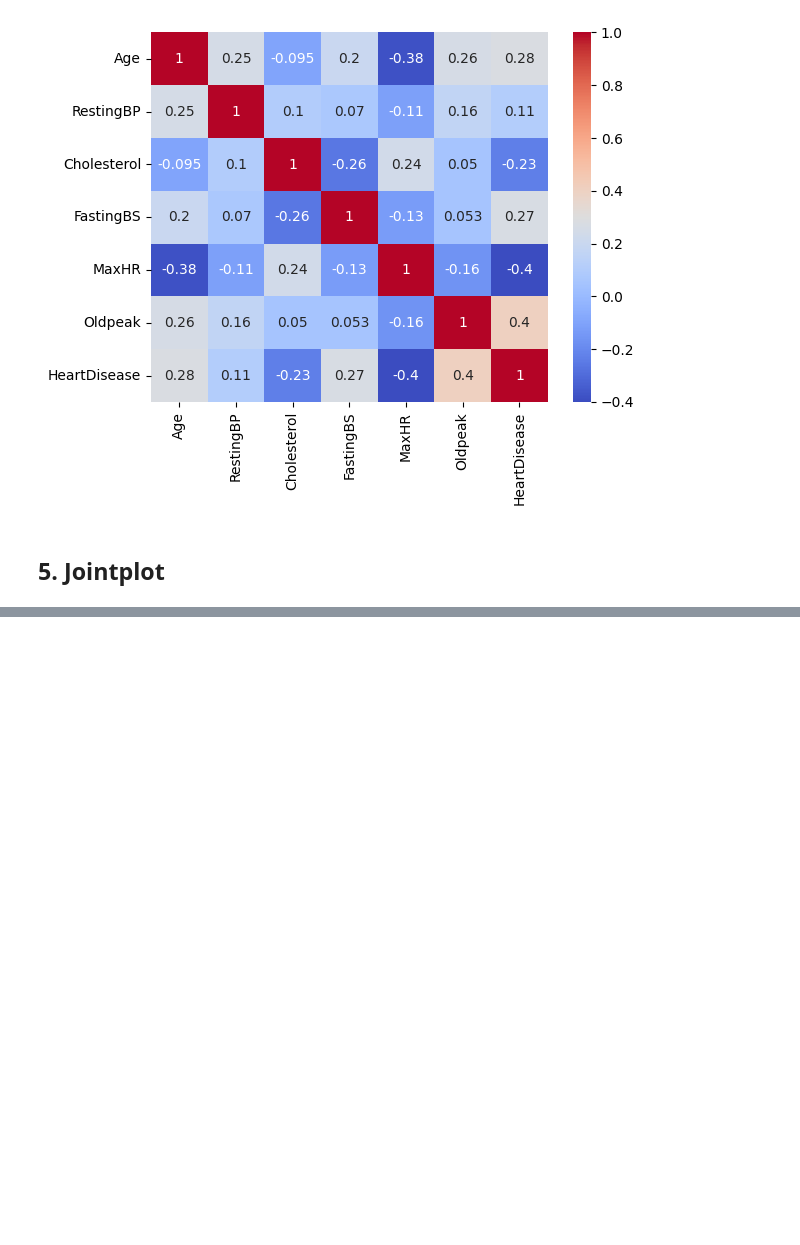
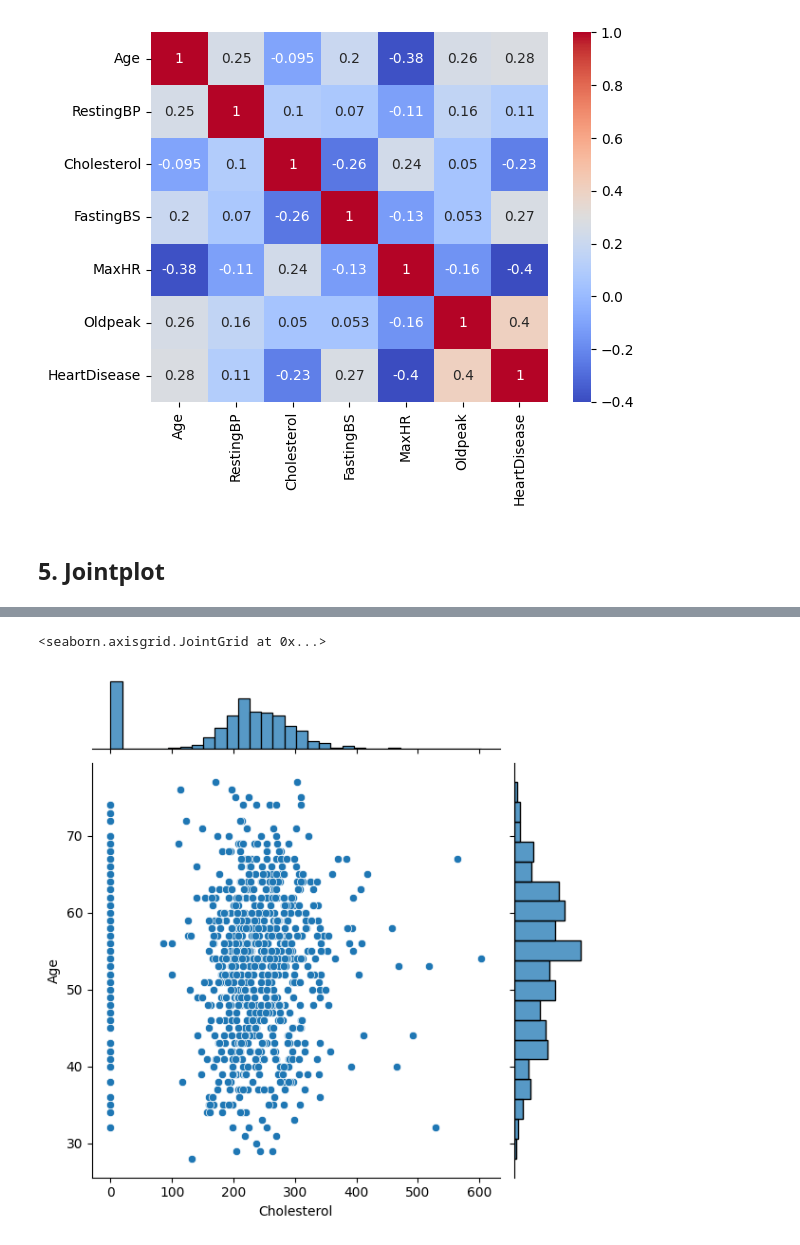
Before and after one commit to Jatinsisodia10/Heartdisease-EDA, a Jupyter notebook: heartdisease-eda.ipynb, the cells around one changed output, grey strips where cells are left out. Drawn from its saved outputs; the diff is of its cells as text; code cells hidden in the pictures; blank space fills up the shorter version.

```diff
--- a/heartdisease-eda.ipynb
+++ b/heartdisease-eda.ipynb
@@ -138,0 +137,5 @@ sns.heatmap(correlation_matrix, annot=True, cmap='coolwarm')
+# %%
+sns.jointplot(x = "Cholesterol", y = "Age", data = df)
+# %% [output]
+<seaborn.axisgrid.JointGrid at 0x...>
+[figure, added]
```
Also changed, not shown: parts of 3 cells of this notebook.
